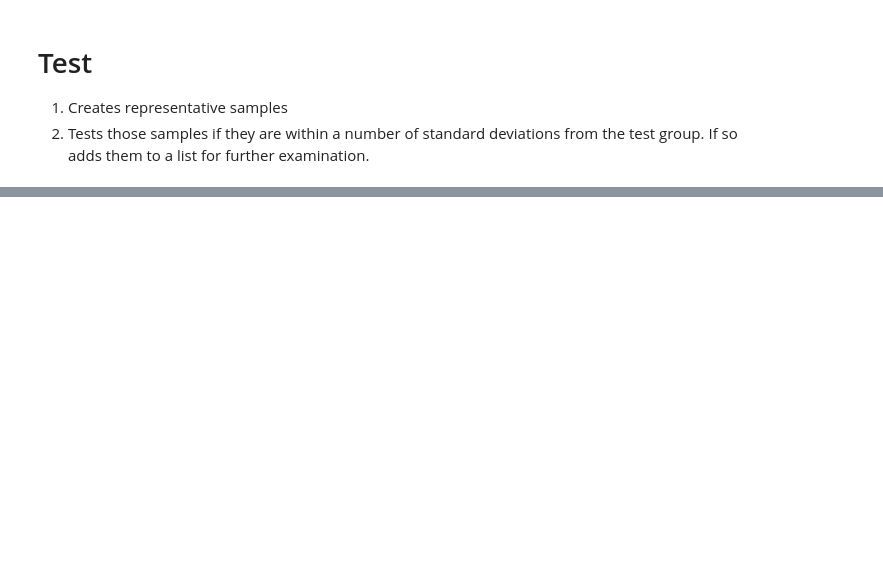
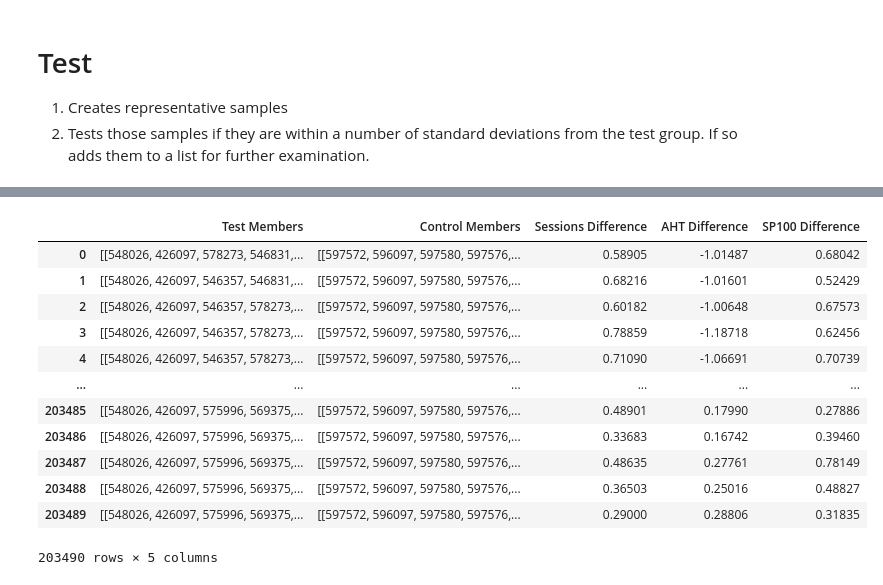
Before and after one commit to Austen-Moore94/Expert-Assist-Pilot, a Jupyter notebook: AdHocs/10. Expert Selection for ExpertWorkspace/Expert Workspace Breakout.ipynb, the cells around one changed output, grey strips where cells are left out. Cells and saved outputs as stored; diff of their text form; code cells hidden in the pictures; blank space fills up the shorter version.

```diff
--- a/AdHocs/10. Expert Selection for ExpertWorkspace/Expert Workspace Breakout.ipynb
+++ b/AdHocs/10. Expert Selection for ExpertWorkspace/Expert Workspace Breakout.ipynb
@@ -89,10 +91,10 @@ display(dfp.head())
 2. Tests those samples if they are within a number of standard deviations from the test group. If so adds them to a list for further examination.
 # %%
 employees = add_conditionals(dfp.copy())
-employees
+
 
 # Define Metrics and Groups Being Tested
-mainMetrics=['Sessions','AHT','SP100','HERO','Transfers']
+mainMetrics=['Sessions','AHT','SP100','HERO']
 testGroup = ["Test Members","Control Members"]
 
 
@@ -113,32 +115,56 @@ for metric in mainMetrics:
     results_pivot[metric] = (results_pivot[metric]-results_pivot[metric].mean())/results_pivot[metric].std()
     del metric
 
-# Build out test Frame
-testFrame = pd.DataFrame(columns={testGroup[0]:[],testGroup[0]:[]})
+distributionList = [575996, 569375, 581015, 547655, 572222, 572269, 567799, 546357, 578273, 546831, 547381,
+         578299, 580867, 550910 ,548646 ,550446, 574176, 568545, 569153, 579630, 552704]
 
 # Get the samples and run them
-test_samples = list(itertools.combinations(results_pivot.index,r=6))
-for sample in test_samples:
-    # Get Lists
-    test_List    = list(results_pivot[ results_pivot.index.isin(sample)].index)
-    control_List = list(results_pivot[~results_pivot.index.isin(sample)].index)
-    # Get resutlts
-    test_Results=results_pivot[results_pivot.index.isin(test_List)].mean()
-    control_Results=results_pivot[results_pivot.index.isin(control_List)].mean()
-    # Put results in DataFrame
-    appendFrame =pd.DataFrame(data={
+control_combinations = list(
+    itertools.combinations(
+        distributionList,
+    r=8))
+test_Base    =  [548026, 426097]
+control_Base =  [597572, 596097, 597580, 597576, 597574, 597685, 597624]
+total_samples = len(control_combinations)
+
+# Build out test Frame
+testFrame = pd.DataFrame(columns={testGroup[0]:[],testGroup[1]:[],
+        'Sessions Difference':[],
+        'AHT Difference':[],
+        'SP100 Difference':[]},index=range(0,total_samples))
+print()
+i=0
+for sample in control_combinations:
+    newRow =pd.Series({
         'Test Members': [test_List],
         'Control Members':[control_List],
         'Sessions Difference':test_Results['Sessions'] - control_Results['Sessions'],
         'AHT Difference':test_Results['AHT'] - control_Results['AHT'],
         'SP100 Difference':test_Results['SP100'] - control_Results['SP100'],
-        'HERO Difference':test_Results['HERO'] - control_Results['HERO'],
-        'Transfers Difference':test_Results['Transfers'] - control_Results['Transfers']
         })
+    testFrame.loc[i]=newRow
+    # testFrame = pd.concat(testframe,newRow)
+    i = i+1
+    # Add Samples to Base Lists
+
+    test_List    =  test_Base    + [x for x in distributionList if x not in sample]
+    control_List =  control_Base + list(sample)
+
+
+    # Get resutlts
+    test_Results=results_pivot[results_pivot.index.isin(test_List)].mean()
+    control_Results=results_pivot[results_pivot.index.isin(control_List)].mean()
+    # Put results in DataFrame
+
     # Append current results to existing test frame
-    testFrame=pd.concat([testFrame,appendFrame],axis=0)
-    del appendFrame, sample, test_List, control_List, test_Results, control_Results
-del test_samples, testGroup, employees, mainMetrics, results_pivot
-
+    testFrame.loc[i]=newRow
+    i = i+1
+    print(str(round(i*100/total_samples,3)+"%"))
+    del newRow, sample, test_List, control_List, test_Results, control_Results
+del control_combinations, testGroup, employees, mainMetrics, results_pivot
 display(testFrame)
-testFrame.to_excel('ExpertGroupings.xlsx')
+testFrame = testFrame.dropna()
+testFrame.to_excel('ExpertGroupings PreSelectedControl.xlsx')
+# testFrame.to_csv('ExpertGroupings PreSelectedControl.csv')
+del testFrame
+# %% [output]
@@ -144,0 +188,13 @@ testFrame.to_excel('ExpertGroupings.xlsx')
+|  | Test Members | Control Members | Sessions Difference | AHT Difference | SP100 Difference |
+| 0 | [[548026, 426097, 578273, 546831,... | [[597572, 596097, 597580, 597576,... | 0.58905 | -1.01487 | 0.68042 |
+| 1 | [[548026, 426097, 546357, 546831,... | [[597572, 596097, 597580, 597576,... | 0.68216 | -1.01601 | 0.52429 |
+| 2 | [[548026, 426097, 546357, 578273,... | [[597572, 596097, 597580, 597576,... | 0.60182 | -1.00648 | 0.67573 |
+| 3 | [[548026, 426097, 546357, 578273,... | [[597572, 596097, 597580, 597576,... | 0.78859 | -1.18718 | 0.62456 |
+| 4 | [[548026, 426097, 546357, 578273,... | [[597572, 596097, 597580, 597576,... | 0.71090 | -1.06691 | 0.70739 |
+| ... | ... | ... | ... | ... | ... |
+| 203485 | [[548026, 426097, 575996, 569375,... | [[597572, 596097, 597580, 597576,... | 0.48901 | 0.17990 | 0.27886 |
+| 203486 | [[548026, 426097, 575996, 569375,... | [[597572, 596097, 597580, 597576,... | 0.33683 | 0.16742 | 0.39460 |
+| 203487 | [[548026, 426097, 575996, 569375,... | [[597572, 596097, 597580, 597576,... | 0.48635 | 0.27761 | 0.78149 |
+| 203488 | [[548026, 426097, 575996, 569375,... | [[597572, 596097, 597580, 597576,... | 0.36503 | 0.25016 | 0.48827 |
+| 203489 | [[548026, 426097, 575996, 569375,... | [[597572, 596097, 597580, 597576,... | 0.29000 | 0.28806 | 0.31835 |
+203490 rows × 5 columns
```
Also changed, not shown: parts of 6 cells of this notebook, 1 other file.
